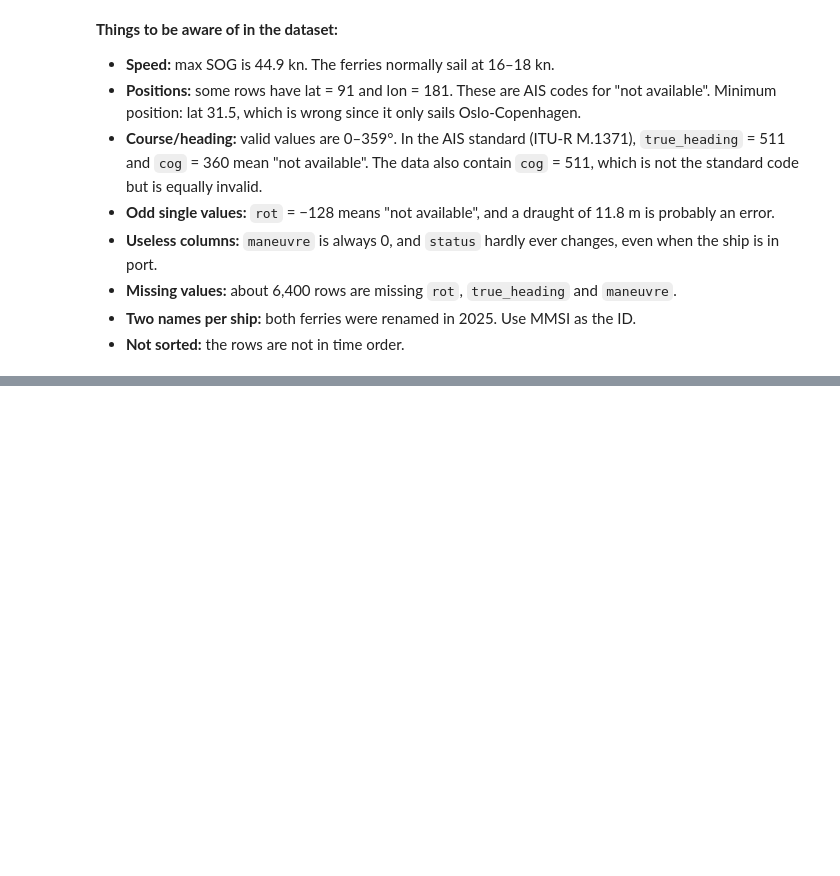
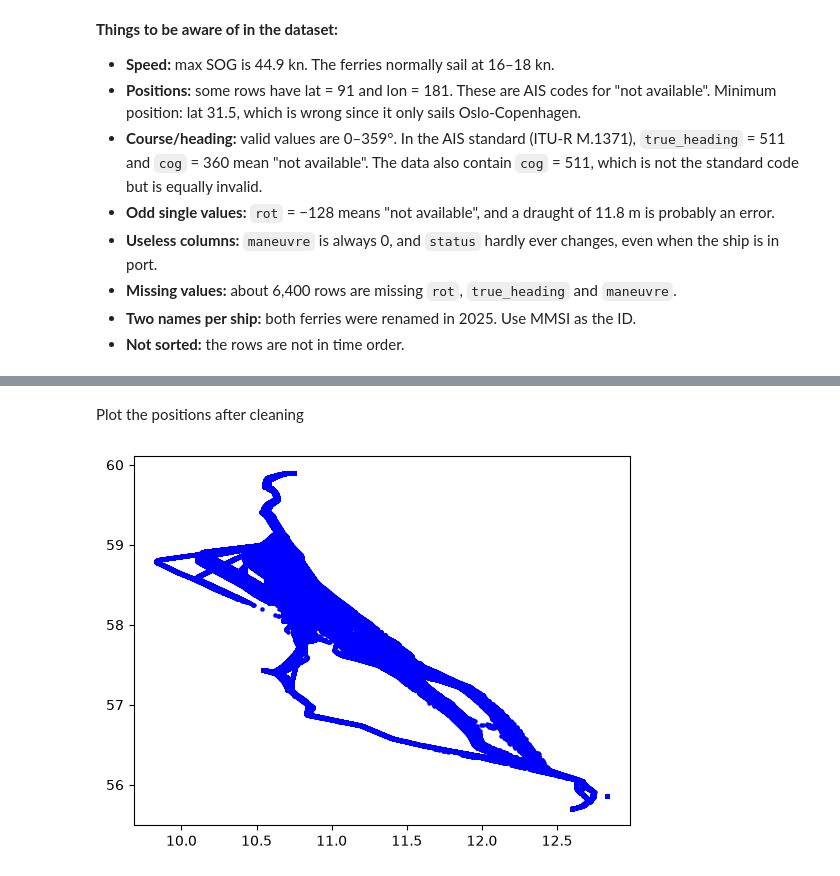
Before and after one commit to SiggyHacker/tmr12-project-, a Jupyter notebook: Notebooks/01_load_and_clean.ipynb, the cells around one changed output, grey strips where cells are left out. Saved outputs shown, nothing was run; the diff lists cells and outputs as text; code cells hidden in the pictures; blank space fills up the shorter version.

```diff
--- a/Notebooks/01_load_and_clean.ipynb
+++ b/Notebooks/01_load_and_clean.ipynb
@@ -99,0 +179,3 @@ Is there something to be concerned about?
+# %%
+aisdata = aisdata[aisdata['speed'] < 25]
+aisdata.shape
@@ -99,0 +186,4 @@ Is there something to be concerned about?
+# %%
+aisdata = aisdata[aisdata['cog'] < 360]
+aisdata = aisdata[aisdata['true_heading'] < 360]
+aisdata.shape
@@ -99,0 +194,3 @@ Is there something to be concerned about?
+# %%
+aisdata = aisdata[aisdata['rot'] != -128]
+aisdata.shape
@@ -99,0 +212,3 @@ Is there something to be concerned about?
+# %%
+aisdata = aisdata[aisdata['draught'] < 8]
+aisdata.shape
@@ -99,0 +229,8 @@ Is there something to be concerned about?
+# %% [markdown]
+Plot the positions after cleaning
+# %%
+%%time
+plt.scatter(aisdata["lon"], aisdata["lat"], s=5, color="blue")
+plt.show()
+# %% [output]
+[figure, added]
```
Also changed, not shown: parts of 38 cells of this notebook, 1 other file.
